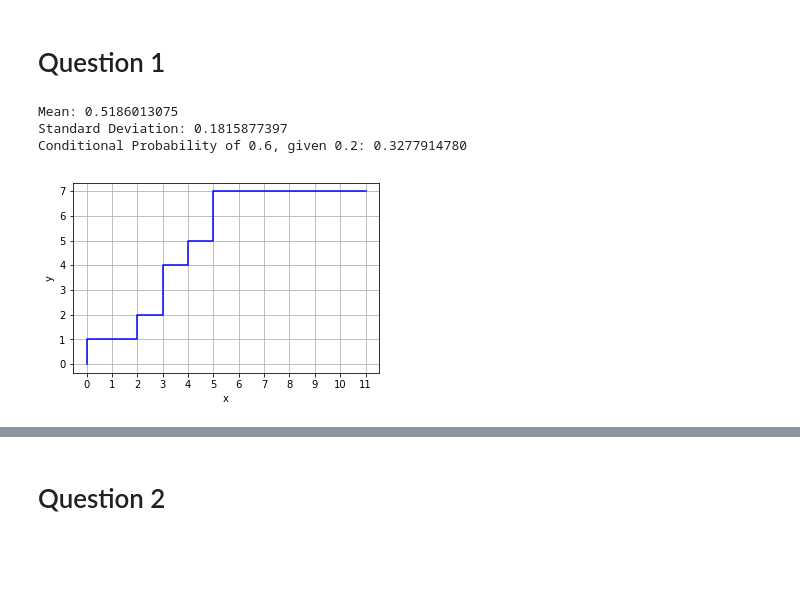
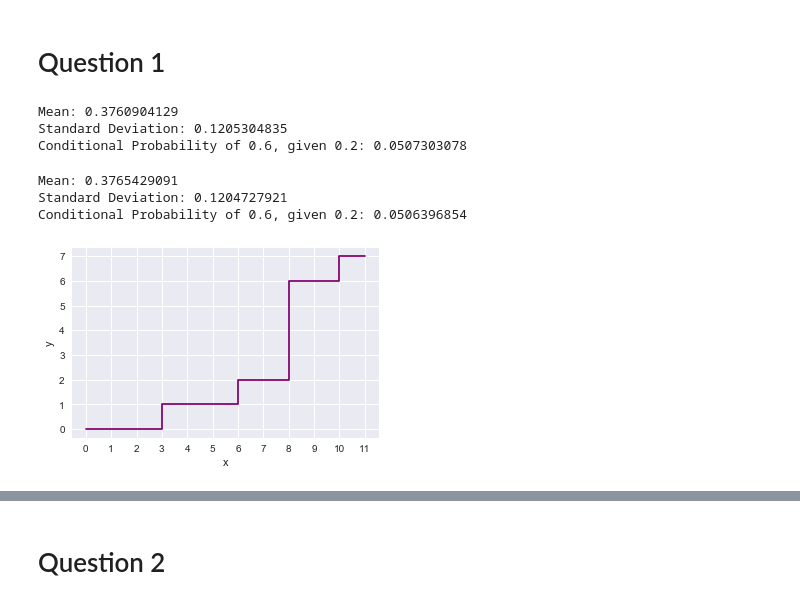
Before and after one commit to knowbodynos/data_incub, a Jupyter notebook: notebooks/Challenge.ipynb, the cells around one changed output, grey strips where cells are left out. Cells and saved outputs as stored; diff of their text form; code cells hidden in the pictures; blank space fills up the shorter version.

```diff
--- a/notebooks/Challenge.ipynb
+++ b/notebooks/Challenge.ipynb
@@ -3,4 +3,7 @@
 # %%
 import numpy as np
 import matplotlib.pyplot as plt
+import seaborn as sns
 from random import randint, seed as randseed
+from itertools import combinations
+sns.set();
@@ -7,3 +39,9 @@ from random import randint, seed as randseed
+# %%
+def cond_prob(D, a, b):
+    a_inds = (D > a).nonzero()[0]
+    b_inds = (D > b).nonzero()[0]
+    ab_inds = np.intersect1d(a_inds, b_inds)
+    return ab_inds.size / b_inds.size
 # %%
 class AntWalk:
     def __init__(self, m, n, seed = None):
@@ -77,16 +134,27 @@ class AntWalk:
         ab_inds = np.intersect1d(a_inds, b_inds)
         return ab_inds.size / b_inds.size
+# %%
+# Exact answer
+x_pos, y_pos, x_max, y_max, D = compute_paths(11, 7)
+print("Mean: {}".format("%0.10f" % D.mean()))
+print("Standard Deviation: {}".format("%0.10f" % D.std()))
+print("Conditional Probability of {0}, given {1}: {2}".format(0.6, 0.2, "%0.10f" % cond_prob(D, 0.6, 0.2)))
+# %% [output]
+Mean: 0.3760904129
+Standard Deviation: 0.1205304835
+Conditional Probability of 0.6, given 0.2: 0.0507303078
 # %%
-W1 = AntWalk(11, 7, seed = 7)
-W1.run()
+# 5.E5 random walks, after dropping paths that overshoot grid
+W1 = AntWalk(11, 7, seed = None)
+W1.run(5e5)
 print("Mean: {}".format("%0.10f" % W1.mean()))
 print("Standard Deviation: {}".format("%0.10f" % W1.std()))
 print("Conditional Probability of {0}, given {1}: {2}".format(0.6, 0.2, "%0.10f" % W1.cond_prob(0.6, 0.2)))
 # %% [output]
-Mean: 0.5186013075
-Standard Deviation: 0.1815877397
-Conditional Probability of 0.6, given 0.2: 0.3277914780
+Mean: 0.3765429091
+Standard Deviation: 0.1204727921
+Conditional Probability of 0.6, given 0.2: 0.0506396854
 # %%
-W1.plot_last_walk()
+W1.plot_walks()
 # %% [output]
-[figure, old version]
+[figure, new version]
```
Also changed, not shown: parts of 9 cells of this notebook, 2 other files.
